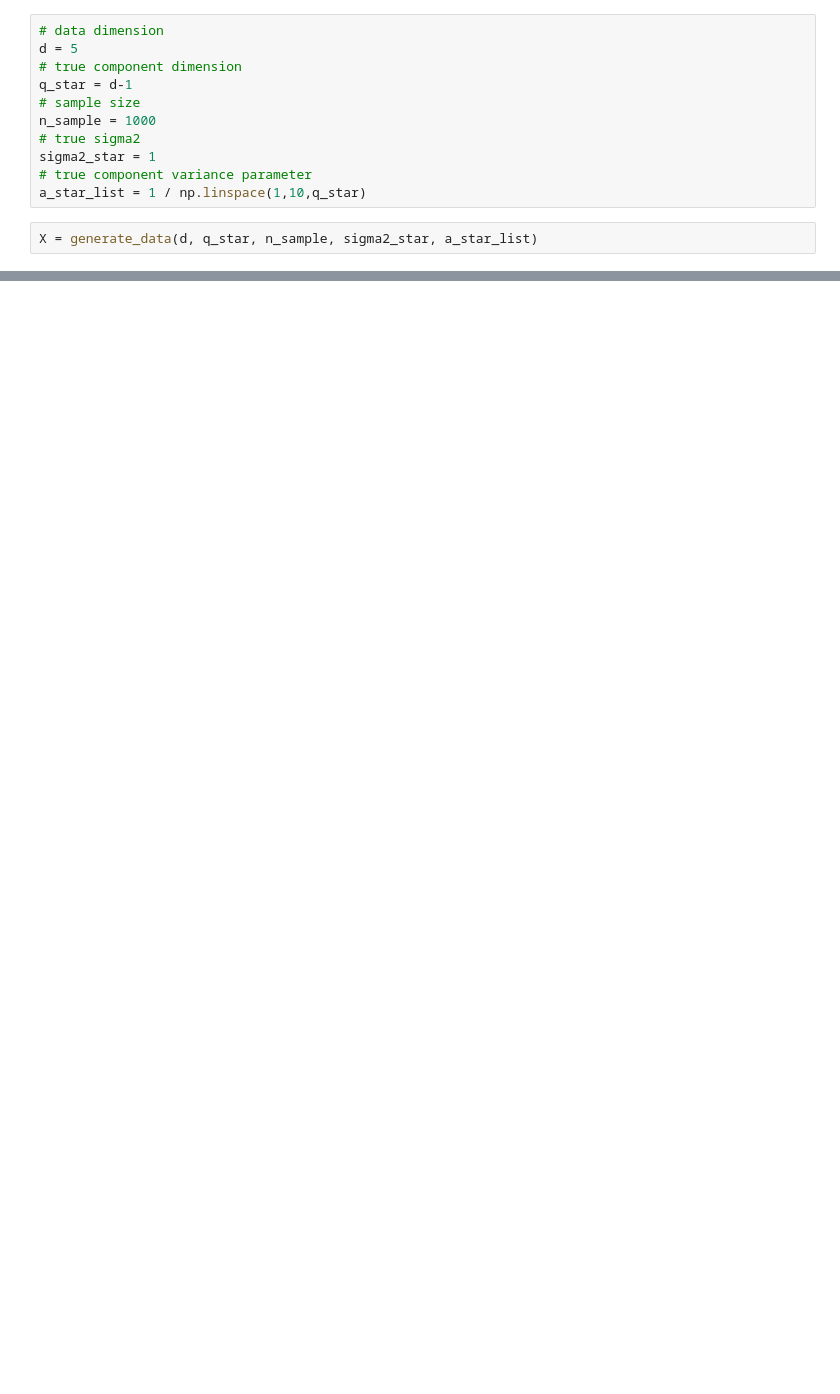
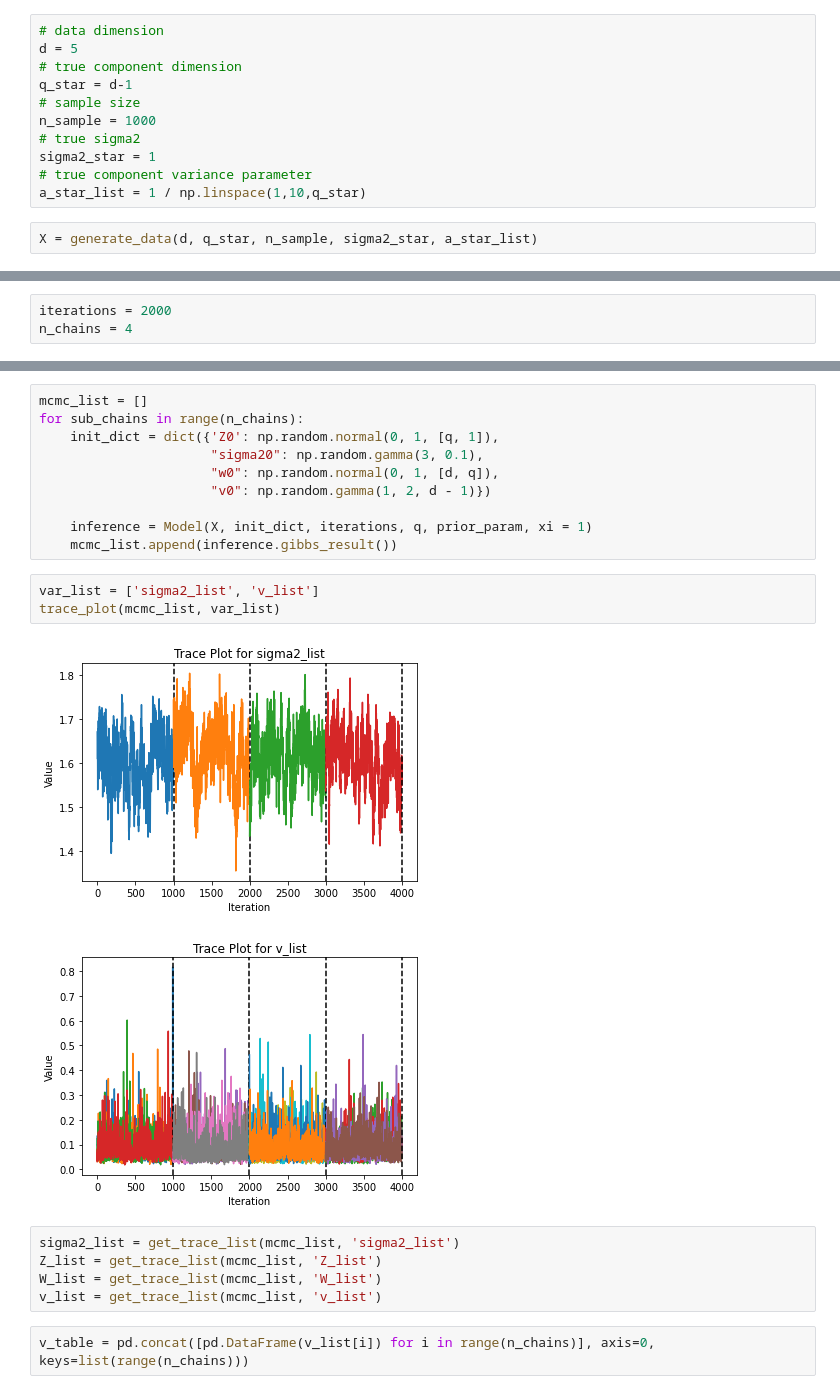
Before and after one commit to LeonCaesa/Gibbs, a Jupyter notebook: Experiment.ipynb, the cells around one changed output, grey strips where cells are left out. Saved outputs shown, nothing was run; the diff lists cells and outputs as text; blank space fills up the shorter version.

```diff
--- a/Experiment.ipynb
+++ b/Experiment.ipynb
@@ -106,0 +143,3 @@ Text(0.5, 1.0, 'Sigma2 trace')
+# %%
+iterations = 2000
+n_chains = 4
@@ -106,0 +148,23 @@ Text(0.5, 1.0, 'Sigma2 trace')
+# %%
+mcmc_list = []
+for sub_chains in range(n_chains):
+    init_dict = dict({'Z0': np.random.normal(0, 1, [q, 1]),
+                      "sigma20": np.random.gamma(3, 0.1),
+                      "w0": np.random.normal(0, 1, [d, q]),
+                      "v0": np.random.gamma(1, 2, d - 1)})
+
+    inference = Model(X, init_dict, iterations, q, prior_param, xi = 1)
+    mcmc_list.append(inference.gibbs_result())
+# %%
+var_list = ['sigma2_list', 'v_list']
+trace_plot(mcmc_list, var_list)
+# %% [output]
+[figure, added]
+[figure, added]
+# %%
+sigma2_list = get_trace_list(mcmc_list, 'sigma2_list')
+Z_list = get_trace_list(mcmc_list, 'Z_list')
+W_list = get_trace_list(mcmc_list, 'W_list')
+v_list = get_trace_list(mcmc_list, 'v_list')
+# %%
+v_table = pd.concat([pd.DataFrame(v_list[i]) for i in range(n_chains)], axis=0, keys=list(range(n_chains)))
```
Also changed, not shown: parts of 36 cells of this notebook, 1 other file.
